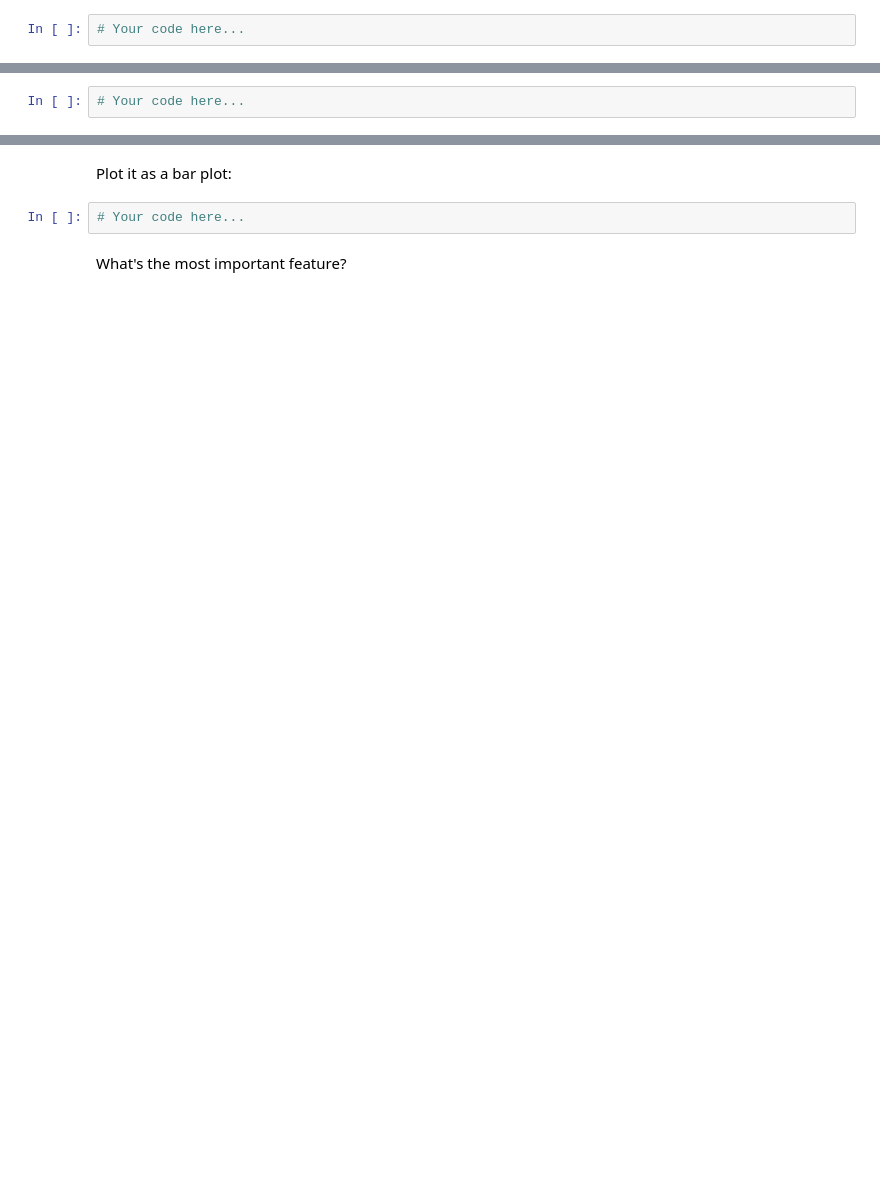
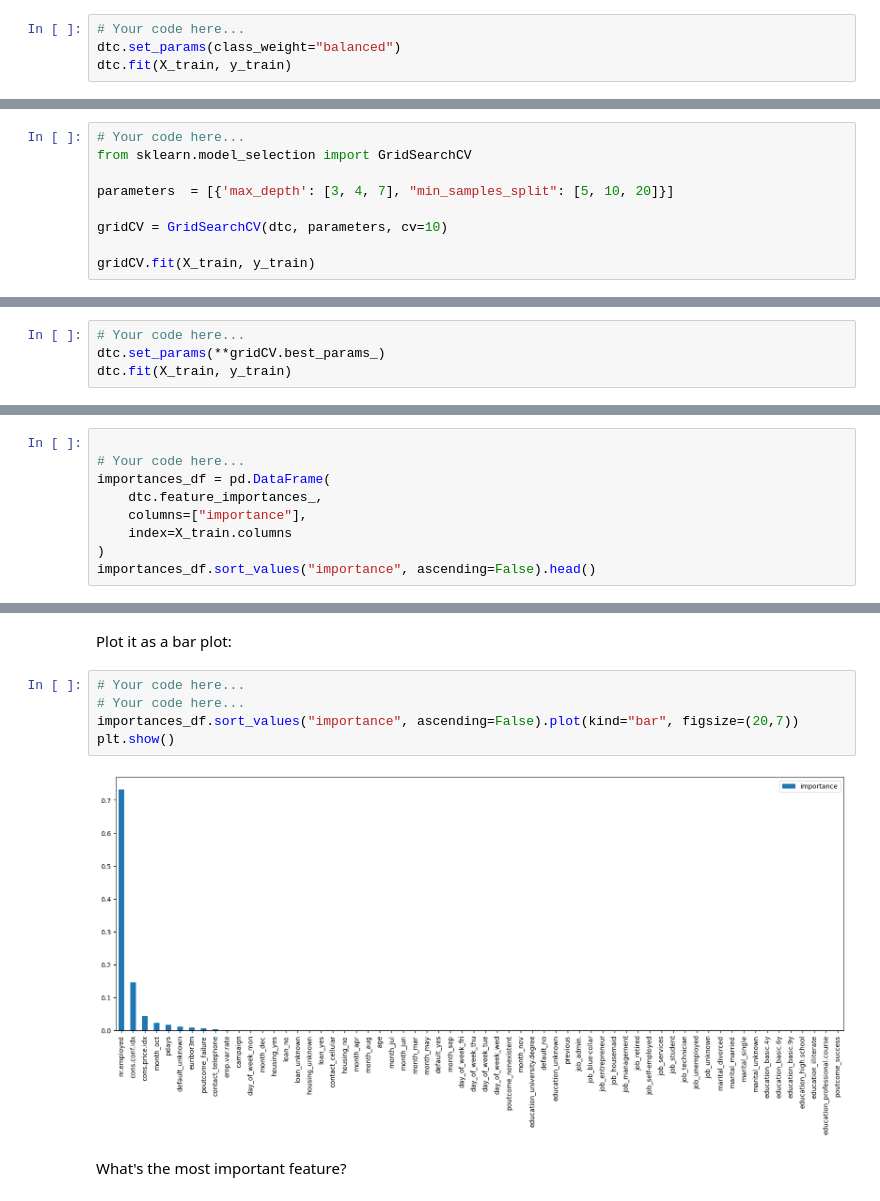
Before and after one commit to raj075/ML-Learning-Hub, a Jupyter notebook: Supervised classification/decision-trees--practical/practicals/decision-tree-practical.ipynb, the cells around one changed output, grey strips where cells are left out. Drawn from its saved outputs; the diff is of its cells as text; blank space fills up the shorter version.

```diff
--- a/Supervised classification/decision-trees--practical/practicals/decision-tree-practical.ipynb
+++ b/Supervised classification/decision-trees--practical/practicals/decision-tree-practical.ipynb
@@ -191,3 +334,5 @@ Let's have a look at the classification report now for the test set:
 It is still doing really badly on class `1`. Try to set the parameter `class_weight` to `"balanced"` and retrain the tree:
 # %%
 # Your code here...
+dtc.set_params(class_weight="balanced")
+dtc.fit(X_train, y_train)
@@ -211,0 +372,9 @@ When searching for the best parameters, we typically select the ones which give
+# %%
+# Your code here...
+from sklearn.model_selection import GridSearchCV
+
+parameters  = [{'max_depth': [3, 4, 7], "min_samples_split": [5, 10, 20]}]
+
+gridCV = GridSearchCV(dtc, parameters, cv=10)
+
+gridCV.fit(X_train, y_train)
@@ -217,3 +396,5 @@ What are your best parameters?
 Now we can re-train our model using these parameters. Set the parameters of the tree to be the best ones given by the grid search, and train the model again:
 # %%
 # Your code here...
+dtc.set_params(**gridCV.best_params_)
+dtc.fit(X_train, y_train)
@@ -255,0 +477,9 @@ Create a new DataFrame where the data will be the feature importances from above
+# %%
+
+# Your code here...
+importances_df = pd.DataFrame(
+    dtc.feature_importances_,
+    columns=["importance"],
+    index=X_train.columns
+)
+importances_df.sort_values("importance", ascending=False).head()
@@ -256,6 +493,11 @@ Create a new DataFrame where the data will be the feature importances from above
 # %% [markdown]
 Plot it as a bar plot:
-# %%
-# Your code here...
+# %%
+# Your code here...
+# Your code here...
+importances_df.sort_values("importance", ascending=False).plot(kind="bar", figsize=(20,7))
+plt.show()
+# %% [output]
+[figure, added]
 # %% [markdown]
 What's the most important feature?
```
Also changed, not shown: parts of 43 cells of this notebook, 1 other file.
